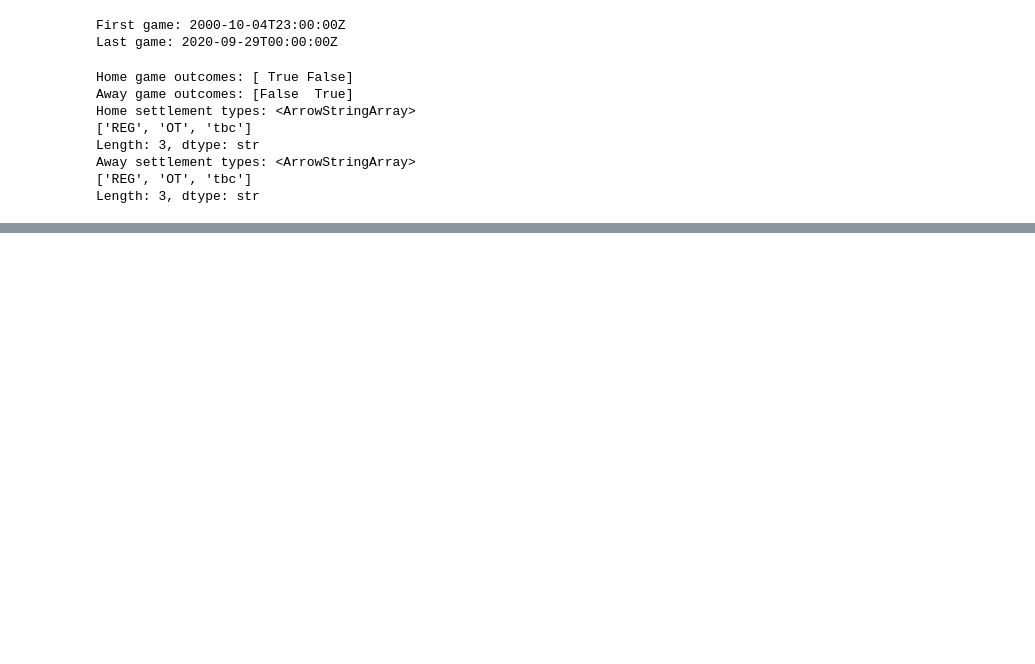
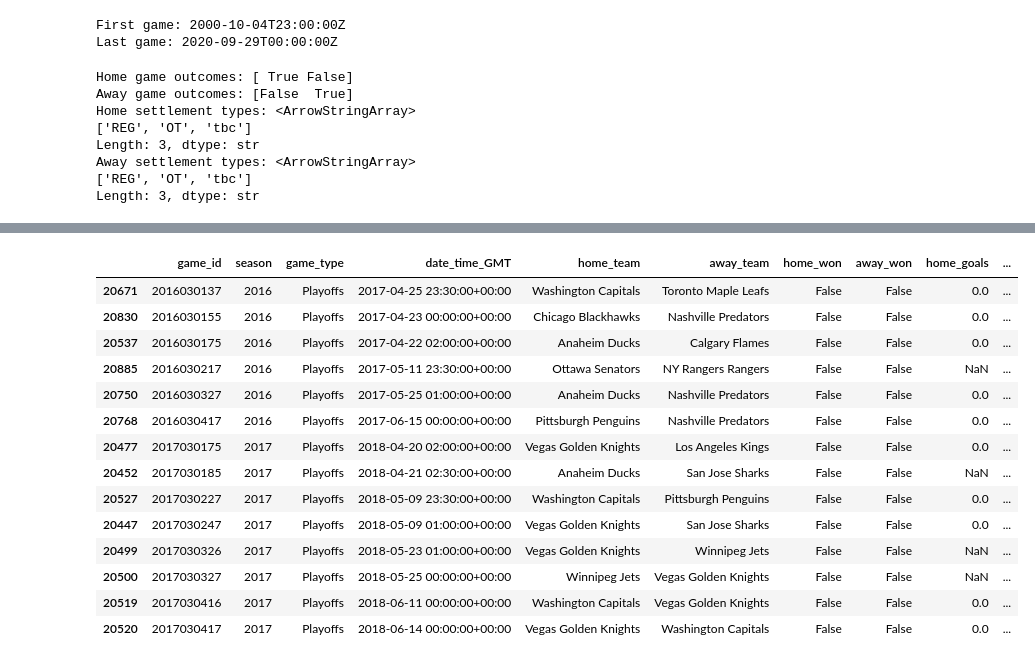
Before and after one commit to jbenigeriBU/DX602-Final-Project, a Jupyter notebook: DX602_Final_Project.ipynb, the cells around one changed output, grey strips where cells are left out. Drawn from its saved outputs; the diff is of its cells as text; code cells hidden in the pictures; blank space fills up the shorter version.

```diff
--- a/DX602_Final_Project.ipynb
+++ b/DX602_Final_Project.ipynb
@@ -161,0 +480,37 @@ Our next steps in Section 3 are to investigate and handle the missing values, co
+# %%
+# Check games with the undocumented settlement category
+tbc_games = game_stats_clean[
+    game_stats_clean["home_settled_in"] == "tbc"
+]
+
+# These games are all playoff games, so they may be tbc because the series has been concluded
+display(tbc_games[[
+    "game_id",
+    "season",
+    "game_type",
+    "date_time_GMT",
+    "home_team",
+    "away_team",
+    "home_won",
+    "away_won",
+    "home_goals",
+    "away_goals",
+    "home_shots",
+    "away_shots"
+]].sort_values("game_id"))
+# %% [output]
+|  | game_id | season | game_type | date_time_GMT | home_team | away_team | home_won | away_won | home_goals | ... |
+| 20671 | 2016030137 | 2016 | Playoffs | 2017-04-25 23:30:00+00:00 | Washington Capitals | Toronto Maple Leafs | False | False | 0.0 | ... |
+| 20830 | 2016030155 | 2016 | Playoffs | 2017-04-23 00:00:00+00:00 | Chicago Blackhawks | Nashville Predators | False | False | 0.0 | ... |
+| 20537 | 2016030175 | 2016 | Playoffs | 2017-04-22 02:00:00+00:00 | Anaheim Ducks | Calgary Flames | False | False | 0.0 | ... |
+| 20885 | 2016030217 | 2016 | Playoffs | 2017-05-11 23:30:00+00:00 | Ottawa Senators | NY Rangers Rangers | False | False | NaN | ... |
+| 20750 | 2016030327 | 2016 | Playoffs | 2017-05-25 01:00:00+00:00 | Anaheim Ducks | Nashville Predators | False | False | 0.0 | ... |
+| 20768 | 2016030417 | 2016 | Playoffs | 2017-06-15 00:00:00+00:00 | Pittsburgh Penguins | Nashville Predators | False | False | 0.0 | ... |
+| 20477 | 2017030175 | 2017 | Playoffs | 2018-04-20 02:00:00+00:00 | Vegas Golden Knights | Los Angeles Kings | False | False | 0.0 | ... |
+| 20452 | 2017030185 | 2017 | Playoffs | 2018-04-21 02:30:00+00:00 | Anaheim Ducks | San Jose Sharks | False | False | NaN | ... |
+| 20527 | 2017030227 | 2017 | Playoffs | 2018-05-09 23:30:00+00:00 | Washington Capitals | Pittsburgh Penguins | False | False | 0.0 | ... |
+| 20447 | 2017030247 | 2017 | Playoffs | 2018-05-09 01:00:00+00:00 | Vegas Golden Knights | San Jose Sharks | False | False | 0.0 | ... |
+| 20499 | 2017030326 | 2017 | Playoffs | 2018-05-23 01:00:00+00:00 | Vegas Golden Knights | Winnipeg Jets | False | False | NaN | ... |
+| 20500 | 2017030327 | 2017 | Playoffs | 2018-05-25 00:00:00+00:00 | Winnipeg Jets | Vegas Golden Knights | False | False | NaN | ... |
+| 20519 | 2017030416 | 2017 | Playoffs | 2018-06-11 00:00:00+00:00 | Washington Capitals | Vegas Golden Knights | False | False | 0.0 | ... |
+| 20520 | 2017030417 | 2017 | Playoffs | 2018-06-14 00:00:00+00:00 | Vegas Golden Knights | Washington Capitals | False | False | 0.0 | ... |
```
Also changed, not shown: parts of 40 cells of this notebook.
